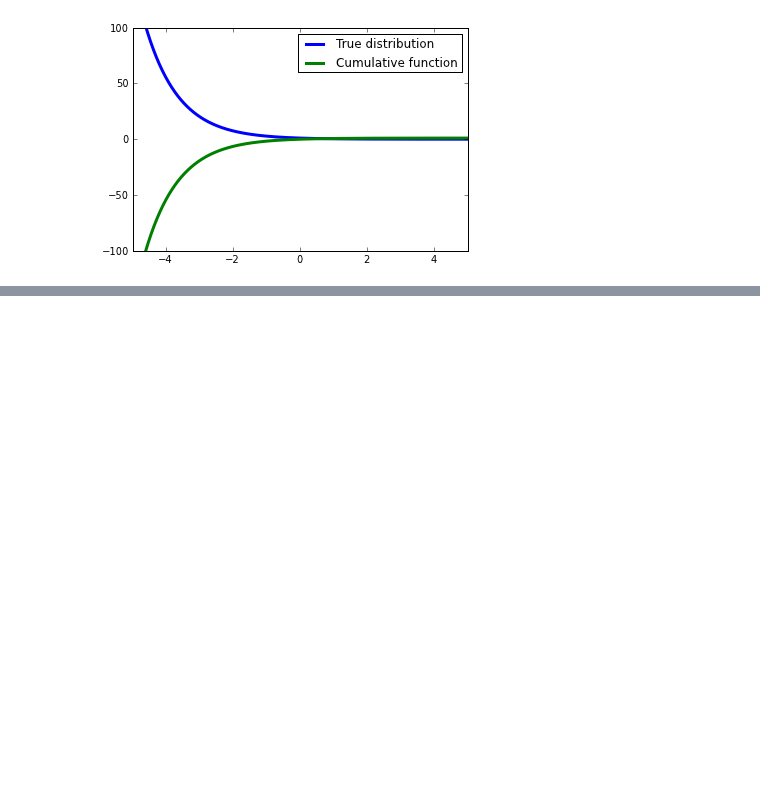
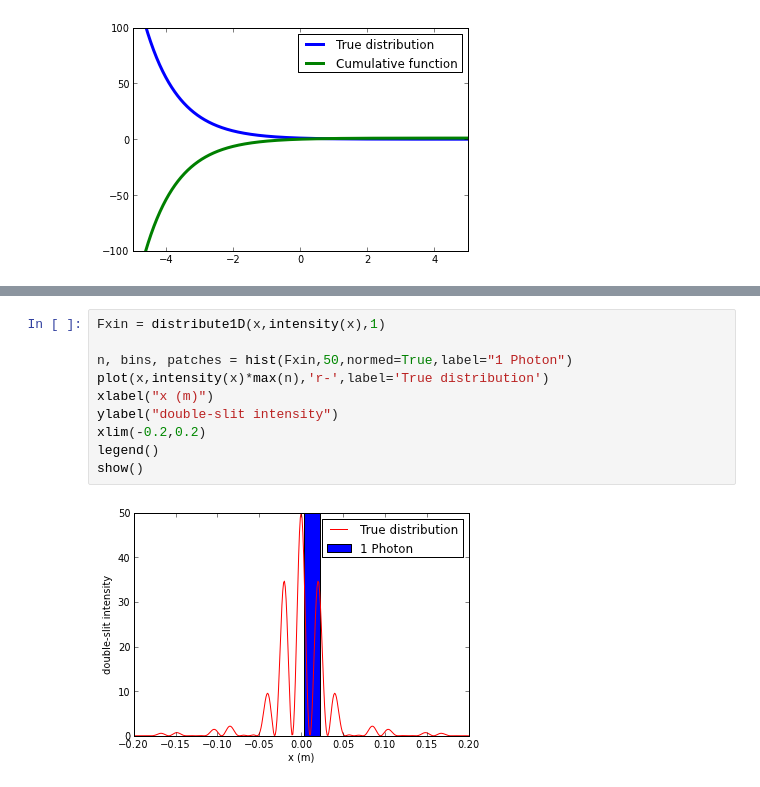
Before and after one commit to Rbnewens/PHYS202-S13, a Jupyter notebook: Week8/Random numbers and Monte Carlo Simulations.ipynb, the cells around one changed output, grey strips where cells are left out. Cells and saved outputs as stored; diff of their text form; blank space fills up the shorter version.

```diff
--- a/Week8/Random numbers and Monte Carlo Simulations.ipynb
+++ b/Week8/Random numbers and Monte Carlo Simulations.ipynb
@@ -122,0 +161,12 @@ no Python documentation found for 'ln'
+# %%
+Fxin = distribute1D(x,intensity(x),1)
+
+n, bins, patches = hist(Fxin,50,normed=True,label="1 Photon")
+plot(x,intensity(x)*max(n),'r-',label='True distribution')
+xlabel("x (m)")
+ylabel("double-slit intensity")
+xlim(-0.2,0.2)
+legend()
+show()
+# %% [output]
+[figure, added]
```
Also changed, not shown: parts of 16 cells of this notebook.
